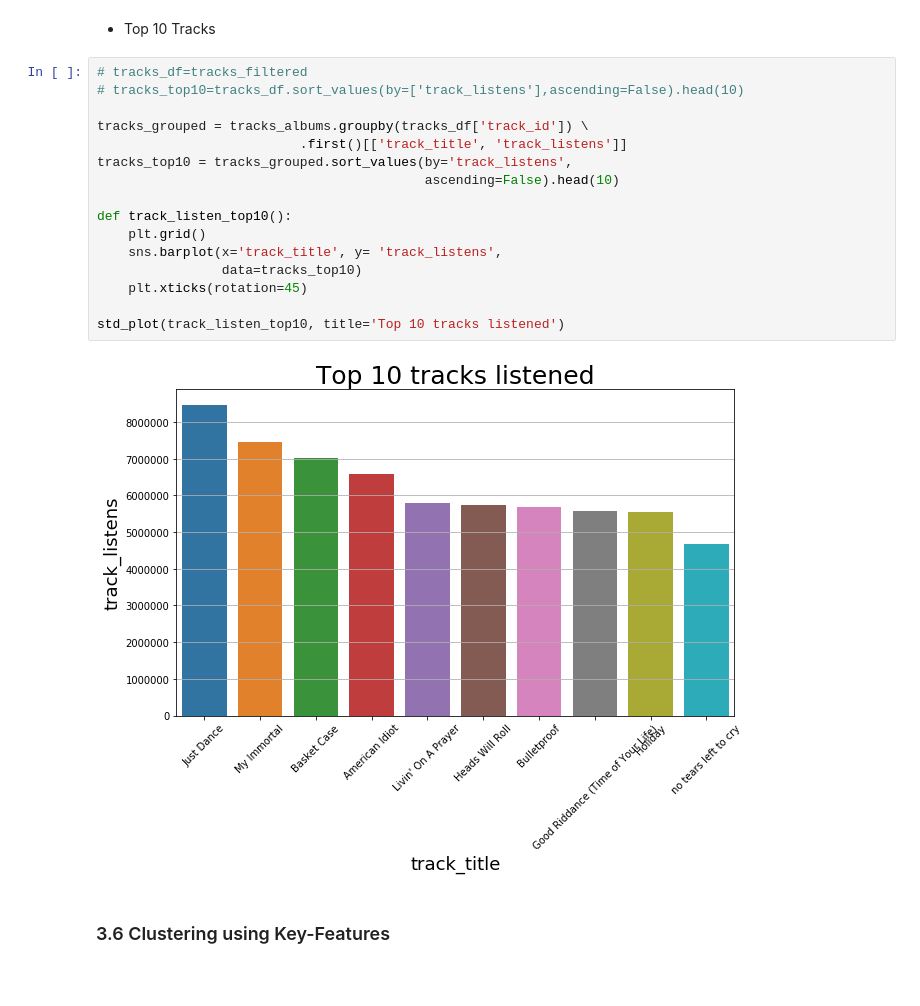
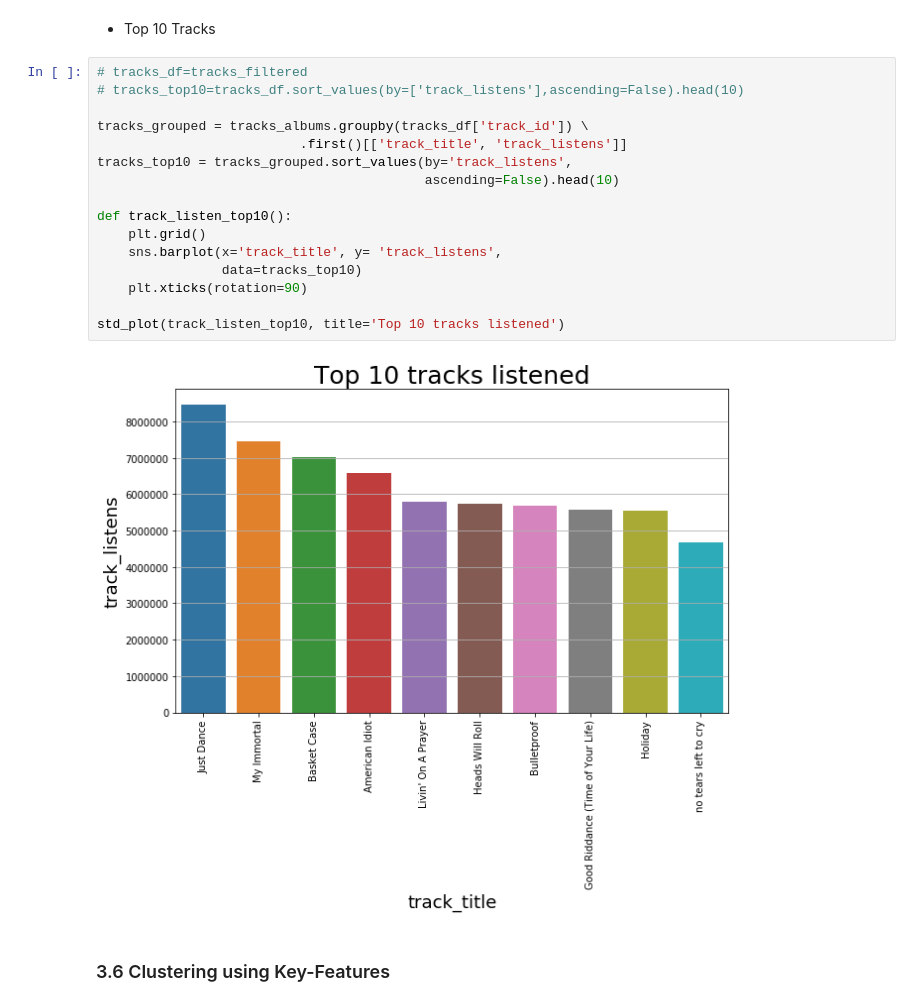
Before and after one commit to AndresMontero/Project, a Jupyter notebook: src/main.ipynb, the cells around one changed output. Cells and saved outputs as stored; diff of their text form; blank space fills up the shorter version.

```diff
--- a/src/main.ipynb
+++ b/src/main.ipynb
@@ -386,21 +386,21 @@ std_plot(album_listen_top10, title='Top 10 Albums listened')
 # %%
 # tracks_df=tracks_filtered
 # tracks_top10=tracks_df.sort_values(by=['track_listens'],ascending=False).head(10)
 
 tracks_grouped = tracks_albums.groupby(tracks_df['track_id']) \
                           .first()[['track_title', 'track_listens']]
 tracks_top10 = tracks_grouped.sort_values(by='track_listens',
                                           ascending=False).head(10)
 
 def track_listen_top10():
     plt.grid()
     sns.barplot(x='track_title', y= 'track_listens',
                 data=tracks_top10)
-    plt.xticks(rotation=45)
+    plt.xticks(rotation=90)
 
 std_plot(track_listen_top10, title='Top 10 tracks listened')
 # %% [output]
-[figure, old version]
+[figure, new version]
 # %% [markdown]
 ###  3.6 Clustering using Key-Features
 # %% [markdown]
```
Also changed, not shown: parts of 6 cells of this notebook, 9 other files.
